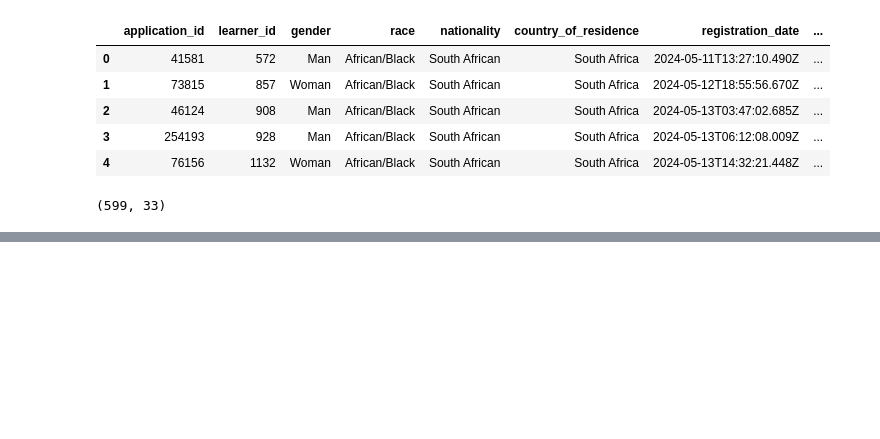
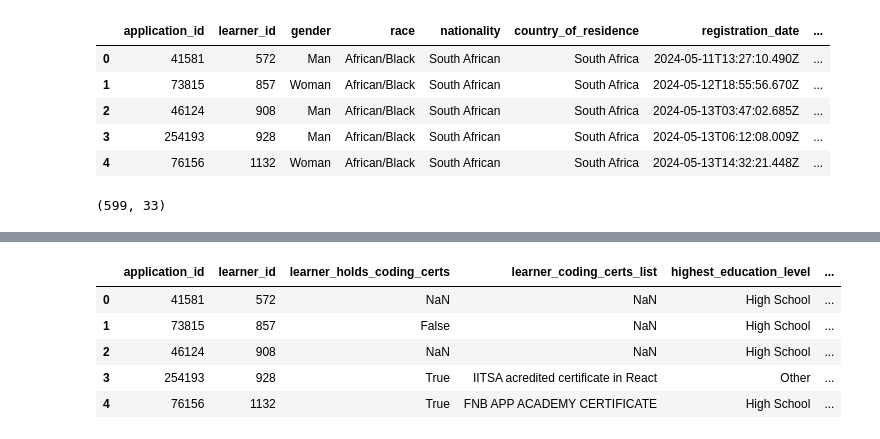
Before and after one commit to Nhlakanipho07/Umuzi-Skills-Test, a Jupyter notebook: notebook/applications_analysis.ipynb, the cells around one changed output, grey strips where cells are left out. Drawn from its saved outputs; the diff is of its cells as text; code cells hidden in the pictures; blank space fills up the shorter version.

```diff
--- a/notebook/applications_analysis.ipynb
+++ b/notebook/applications_analysis.ipynb
@@ -257,3 +259,14 @@ applications_df.head(5)
 applications_df.shape
 # %% [output]
 (599, 33)
+# %%
+valid_field_and_level_df = applications_df[
+    [
+        "application_id",
+        "learner_id",
+        "learner_holds_coding_certs",
+        "learner_coding_certs_list",
+        "highest_education_level",
+        "qualification_highest_education",
+    ]
+]
@@ -259,0 +388,9 @@ applications_df.shape
+# %%
+valid_field_and_level_df.head()
+# %% [output]
+|  | application_id | learner_id | learner_holds_coding_certs | learner_coding_certs_list | highest_education_level | ... |
+| 0 | 41581 | 572 | NaN | NaN | High School | ... |
+| 1 | 73815 | 857 | False | NaN | High School | ... |
+| 2 | 46124 | 908 | NaN | NaN | High School | ... |
+| 3 | 254193 | 928 | True | IITSA acredited certificate in React | Other | ... |
+| 4 | 76156 | 1132 | True | FNB APP ACADEMY CERTIFICATE | High School | ... |
```
Also changed, not shown: parts of 14 cells of this notebook.
